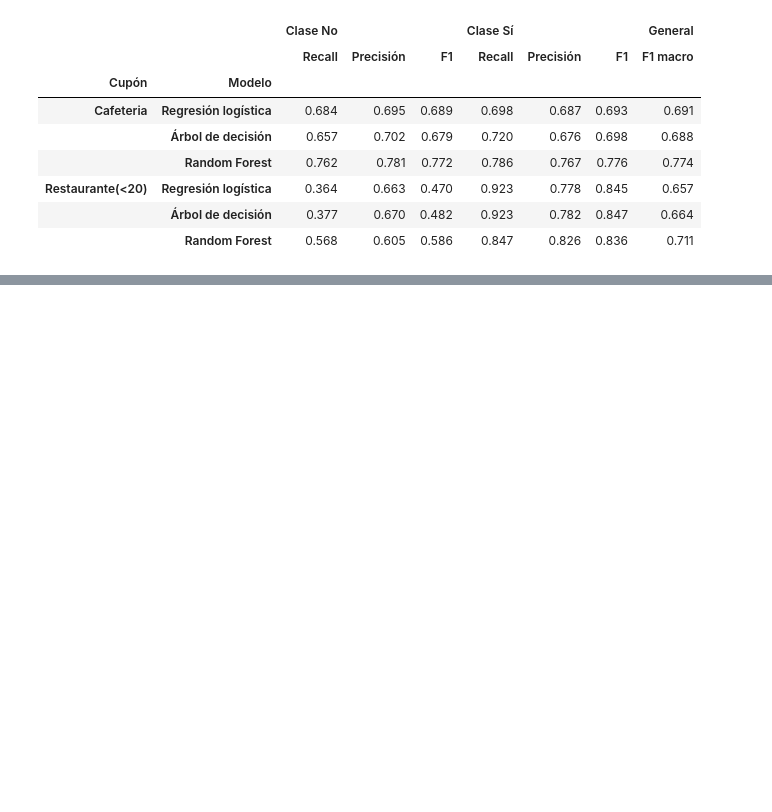
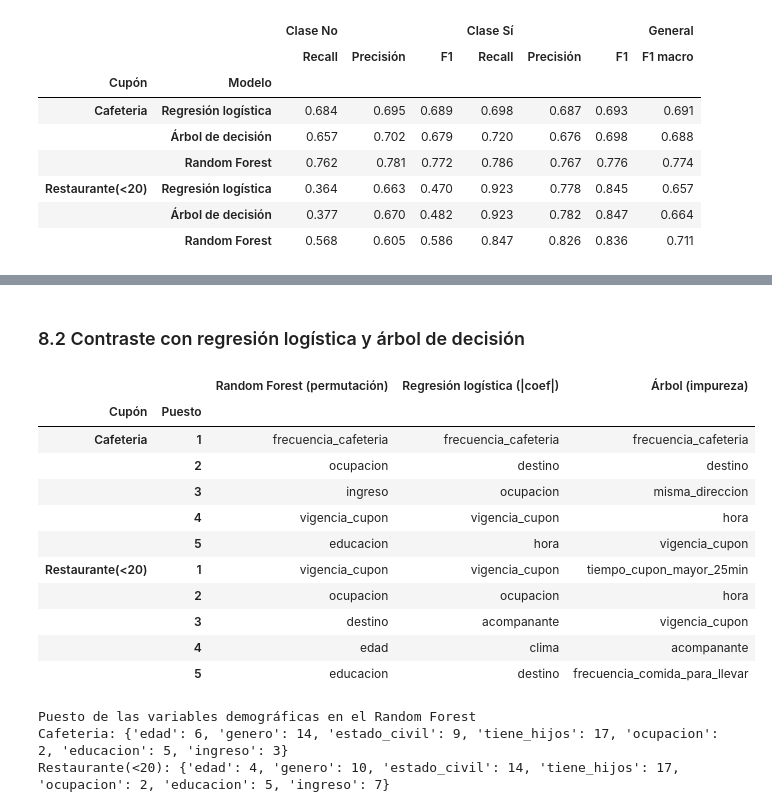
Before and after one commit to nreyl/ML-L3-G44, a Jupyter notebook: L3.ipynb, the cells around one changed output, grey strips where cells are left out. Drawn from its saved outputs; the diff is of its cells as text; code cells hidden in the pictures; blank space fills up the shorter version.

```diff
--- a/L3.ipynb
+++ b/L3.ipynb
@@ -1189,0 +1319,39 @@ display(tabla.style.format("{:.3f}").apply(resaltar_max, axis=0))
+# %% [markdown]
+### 8.2 Contraste con regresión logística y árbol de decisión
+# %%
+def resumen_modelo(serie):
+    return serie.groupby(serie.index.map(grupo_de)).sum().sort_values(ascending=False)
+
+filas = []
+for n in splits:
+    cols_X = splits[n][0].columns
+    coef = pd.Series(np.abs(modelos[n].best_estimator_.named_steps["clf"].coef_[0]), index=cols_X)
+    arb = pd.Series(arboles[n].best_estimator_.named_steps["clf"].feature_importances_, index=cols_X)
+    filas.append(pd.DataFrame({
+        "Cupón": n,
+        "Random Forest (permutación)": imp_grupo[n].head(5).index,
+        "Regresión logística (|coef|)": resumen_modelo(coef).head(5).index,
+        "Árbol (impureza)": resumen_modelo(arb).head(5).index,
+    }).assign(Puesto=range(1, 6)))
+display(pd.concat(filas).set_index(["Cupón", "Puesto"]))
+
+print("\nPuesto de las variables demográficas en el Random Forest")
+for n, imp in imp_grupo.items():
+    pos = {v: int(imp.index.get_loc(v)) + 1 for v in DEMOGRAFICAS}
+    print(f"{n}: {pos}")
+# %% [output]
+|  |  | Random Forest (permutación) | Regresión logística (|coef|) | Árbol (impureza) |
+| Cupón | Puesto |  |  |  |
+| Cafeteria | 1 | frecuencia_cafeteria | frecuencia_cafeteria | frecuencia_cafeteria |
+|  | 2 | ocupacion | destino | destino |
+|  | 3 | ingreso | ocupacion | misma_direccion |
+|  | 4 | vigencia_cupon | vigencia_cupon | hora |
+|  | 5 | educacion | hora | vigencia_cupon |
+| Restaurante(<20) | 1 | vigencia_cupon | vigencia_cupon | tiempo_cupon_mayor_25min |
+|  | 2 | ocupacion | ocupacion | hora |
+|  | 3 | destino | acompanante | vigencia_cupon |
+|  | 4 | edad | clima | acompanante |
+|  | 5 | educacion | destino | frecuencia_comida_para_llevar |
+Puesto de las variables demográficas en el Random Forest
+Cafeteria: {'edad': 6, 'genero': 14, 'estado_civil': 9, 'tiene_hijos': 17, 'ocupacion': 2, 'educacion': 5, 'ingreso': 3}
+Restaurante(<20): {'edad': 4, 'genero': 10, 'estado_civil': 14, 'tiene_hijos': 17, 'ocupacion': 2, 'educacion': 5, 'ingreso': 7}
```
Also changed, not shown: parts of 32 cells of this notebook, 1 other file.
